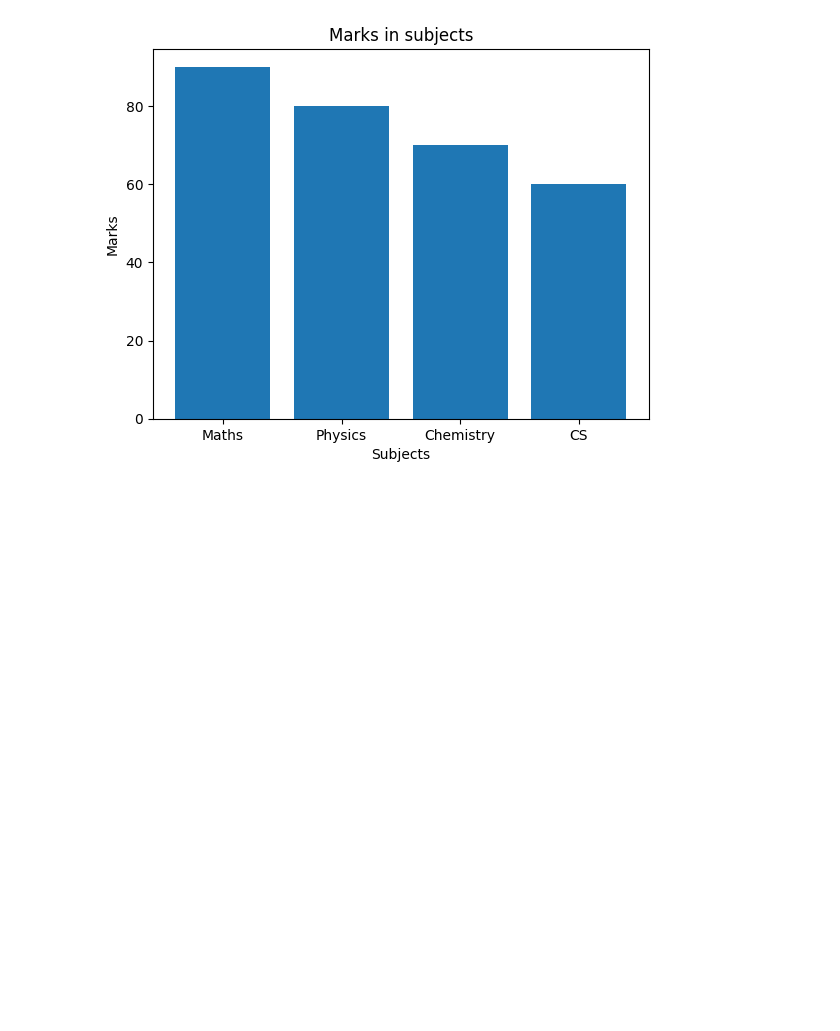
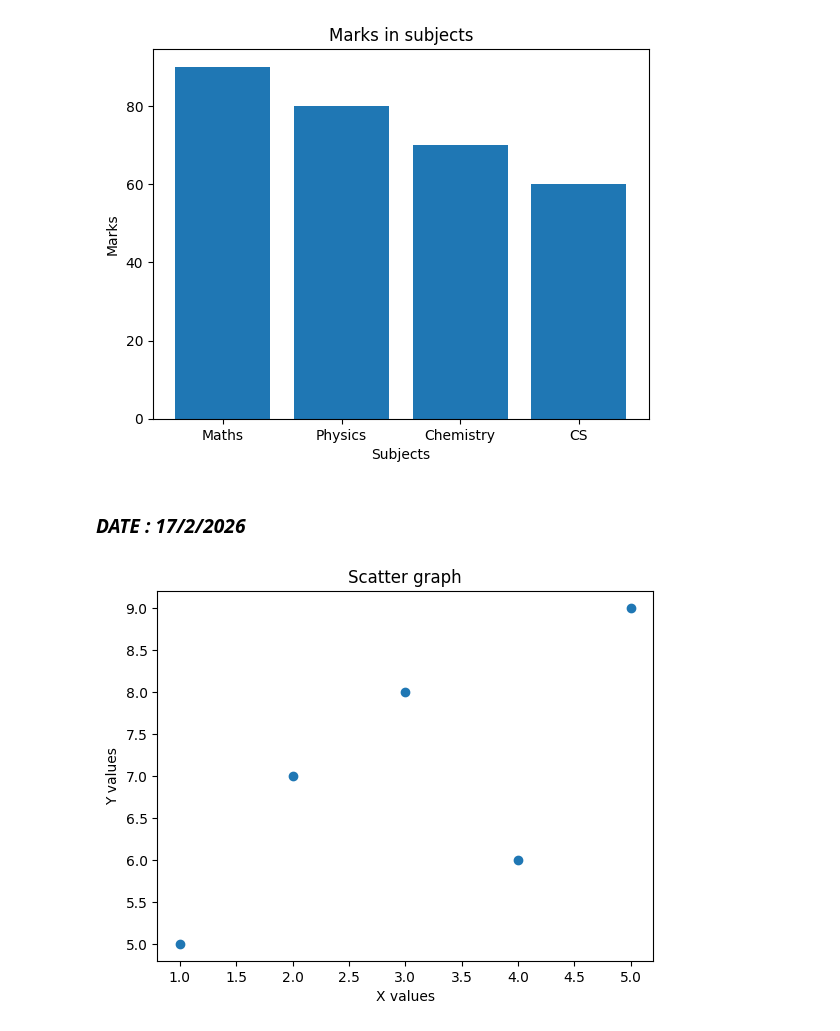
Before and after one commit to sripathiamulya15/2025-26-4103-S.Amulya-AI-B-DS, a Jupyter notebook: data_plotting.ipynb, the cells around one changed output. Saved outputs shown, nothing was run; the diff lists cells and outputs as text; code cells hidden in the pictures; blank space fills up the shorter version.

```diff
--- a/data_plotting.ipynb
+++ b/data_plotting.ipynb
@@ -25,3 +30,17 @@ plt.title("Marks in subjects")
 plt.show()
 # %% [output]
 [figure]
+# %% [markdown]
+### ***DATE : 17/2/2026***
+# %%
+#SCATTERED GRAPH
+import matplotlib.pyplot as plt
+x=[1,2,3,4,5]
+y=[5,7,8,6,9]
+plt.scatter(x,y)
+plt.xlabel("X values")
+plt.ylabel("Y values")
+plt.title("Scatter graph")
+plt.show()
+# %% [output]
+[figure, added]
```
Also changed, not shown: parts of 4 cells of this notebook.
